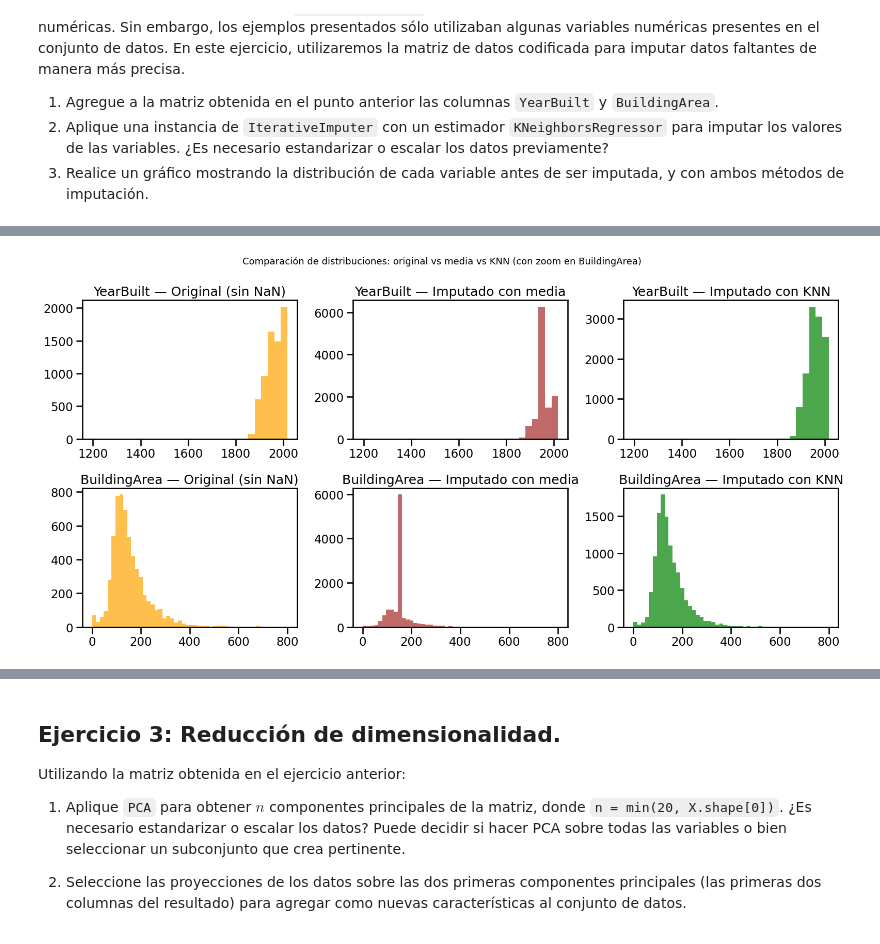
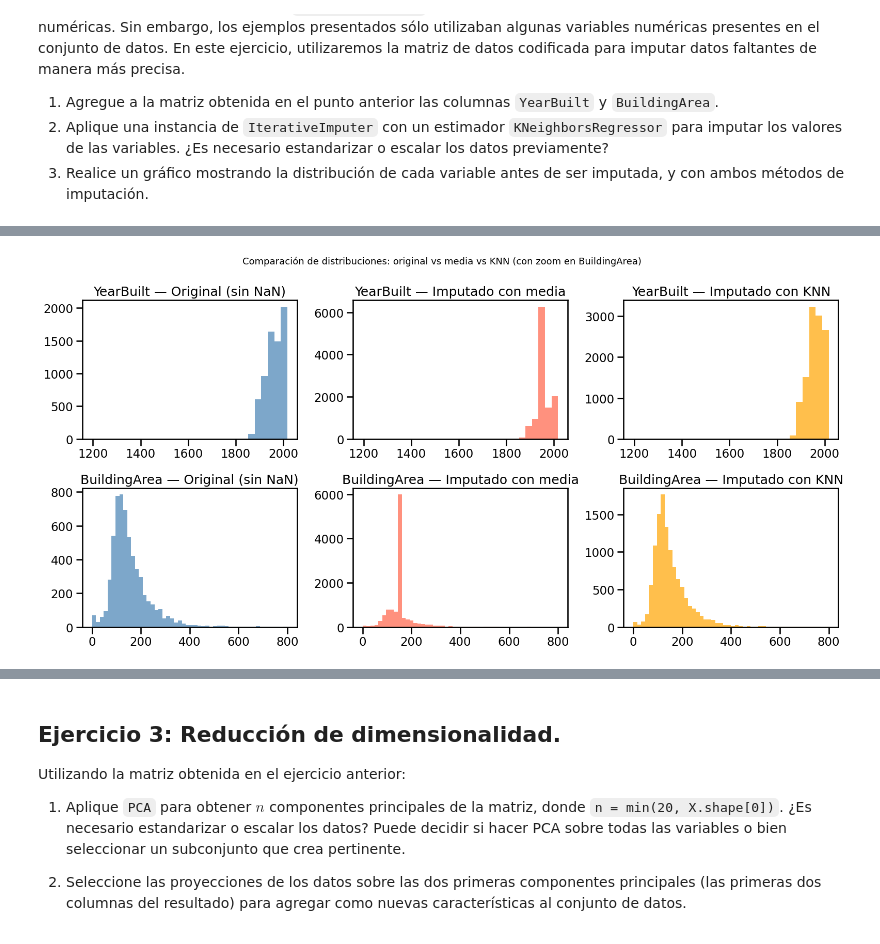
Before and after one commit to sgruyzcki/DiploDatos2026, a Jupyter notebook: Análisis Exploratorio y Curación de Datos/parte 1/ECD_2026_Entregable_Parte_1_grupo_3.ipynb, the cells around one changed output, grey strips where cells are left out. Drawn from its saved outputs; the diff is of its cells as text; code cells hidden in the pictures.

```diff
--- a/Análisis Exploratorio y Curación de Datos/parte 1/ECD_2026_Entregable_Parte_1_grupo_3.ipynb
+++ b/Análisis Exploratorio y Curación de Datos/parte 1/ECD_2026_Entregable_Parte_1_grupo_3.ipynb
@@ -620,0 +603,9 @@ print(matrix_imputed.shape)
+# %%
+# 1. Agregamos YearBuilt y BuildingArea del dataset original con sus NaN
+# Usamos melb_data (original) filtrado por el índice de melb_df (filas que sobrevivieron la limpieza)
+extra_columns_df = melb_data.loc[melb_df.index, ['YearBuilt', 'BuildingArea']]
+extra = extra_columns_df.values
+
+# Verificamos cuántos NaN hay en cada columna
+print("NaN en YearBuilt:", extra_columns_df['YearBuilt'].isna().sum())
+print("NaN en BuildingArea:", extra_columns_df['BuildingArea'].isna().sum())
@@ -621,35 +670,39 @@ print(matrix_imputed.shape)
 # %%
+import matplotlib.pyplot as plt
+import numpy as np
+
 fig, axes = plt.subplots(2, 3, figsize=(16, 8))
 
 nombres = ['YearBuilt', 'BuildingArea']
-idx_year     = matrix_imputation.shape[1] - 2
-idx_building = matrix_imputation.shape[1] - 1
+
+# Índices de YearBuilt y BuildingArea en X_para_imputar
+idx_year     = X_para_imputar.shape[1] - 2
+idx_building = X_para_imputar.shape[1] - 1
 
 for i, (nombre, idx) in enumerate(zip(nombres, [idx_year, idx_building])):
     col_min = scaler.data_min_[idx]
     col_max = scaler.data_max_[idx]
 
-    valores_originales = extra_col[:, i]
-    sin_nan = valores_originales[~np.isnan(valores_originales)]
-    valores_media = matrix_mean_imputed[:, idx] * (col_max - col_min) + col_min
-    valores_knn = matrix_imputed[:, idx] * (col_max - col_min) + col_min
+    valores_originales = extra[:, i]
+    sin_nan            = valores_originales[~np.isnan(valores_originales)]
+    valores_media      = X_imputed_mean[:, idx] * (col_max - col_min) + col_min
+    valores_knn        = X_imputed[:, idx]      * (col_max - col_min) + col_min
 
-    # Configuración de rango dinámico para BuildingArea
-    # Limitamos el eje X a 800 m2 para visualizar la distribución principal sin outliers
-    rango = (0, 800) if nombre == 'BuildingArea' else None
-    bins_count = 50 if nombre == 'BuildingArea' else 30
+    # Ampliamos el rango en BuildingArea
+    rango      = (0, 800) if nombre == 'BuildingArea' else None
+    bins_count = 50       if nombre == 'BuildingArea' else 30
 
-    axes[i][0].hist(sin_nan, bins=bins_count, range=rango, color='orange', alpha=0.7)
+    axes[i][0].hist(sin_nan,       bins=bins_count, range=rango, color='steelblue', alpha=0.7)
     axes[i][0].set_title(f'{nombre} — Original (sin NaN)')
 
-    axes[i][1].hist(valores_media, bins=bins_count, range=rango, color='brown', alpha=0.7)
+    axes[i][1].hist(valores_media, bins=bins_count, range=rango, color='tomato',    alpha=0.7)
     axes[i][1].set_title(f'{nombre} — Imputado con media')
 
-    axes[i][2].hist(valores_knn, bins=bins_count, range=rango, color='green', alpha=0.7)
+    axes[i][2].hist(valores_knn,   bins=bins_count, range=rango, color='orange',    alpha=0.7)
     axes[i][2].set_title(f'{nombre} — Imputado con KNN')
 
 plt.suptitle('Comparación de distribuciones: original vs media vs KNN (con zoom en BuildingArea)', fontsize=13)
 plt.tight_layout()
 plt.show()
 # %% [output]
-[figure, old version]
+[figure, new version]
```
Also changed, not shown: parts of 24 cells of this notebook.
